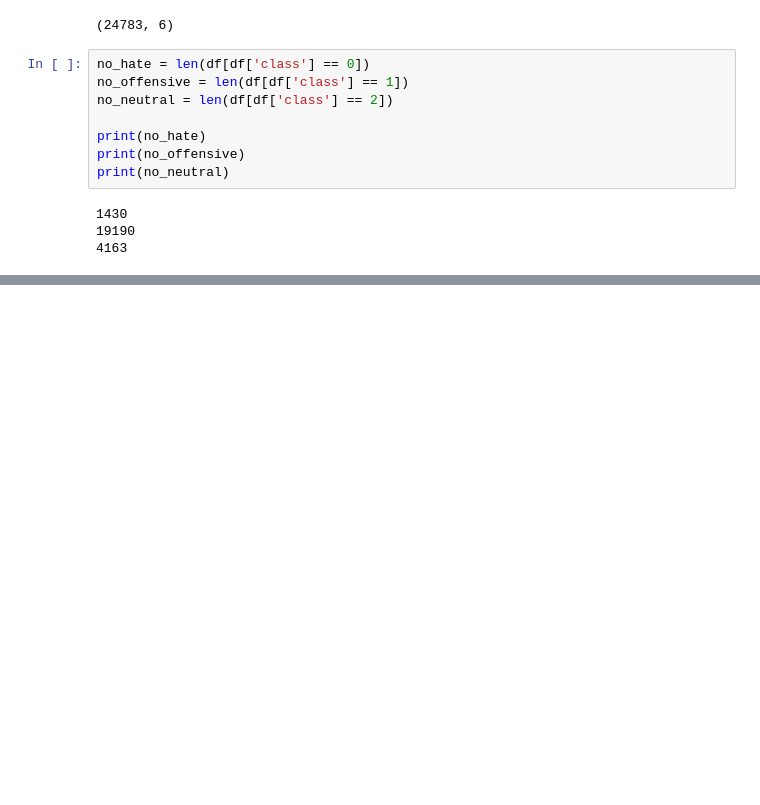
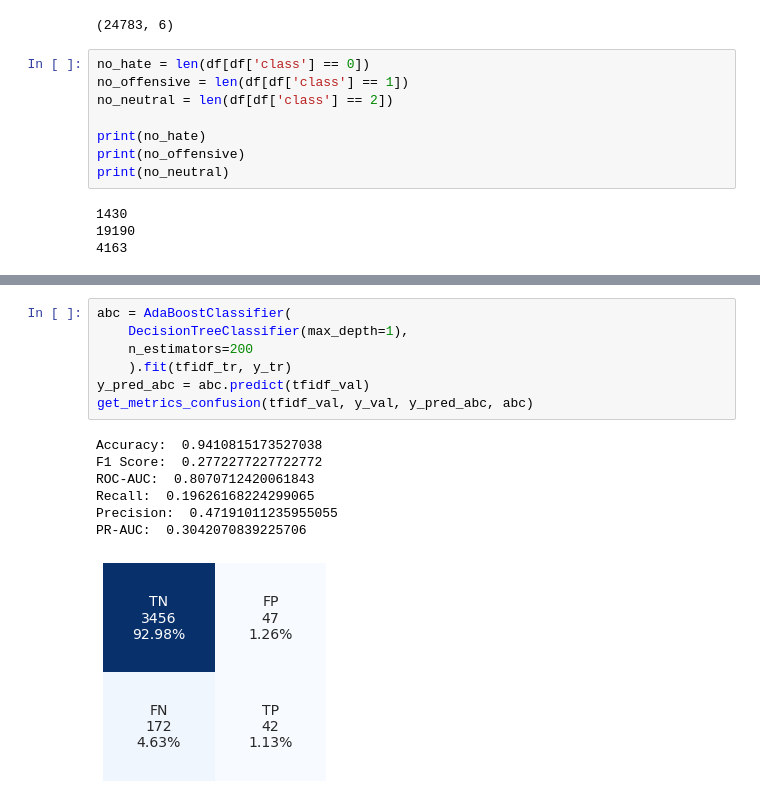
Before and after one commit to sairam2098/Twitter-Hate-Speech-Detection, a Jupyter notebook: Modelling.ipynb, the cells around one changed output, grey strips where cells are left out. Drawn from its saved outputs; the diff is of its cells as text; blank space fills up the shorter version.

```diff
--- a/Modelling.ipynb
+++ b/Modelling.ipynb
@@ -28,0 +448,15 @@ print(no_neutral)
+# %%
+abc = AdaBoostClassifier(
+    DecisionTreeClassifier(max_depth=1),
+    n_estimators=200
+    ).fit(tfidf_tr, y_tr)
+y_pred_abc = abc.predict(tfidf_val)
+get_metrics_confusion(tfidf_val, y_val, y_pred_abc, abc)
+# %% [output]
+Accuracy:  0.9410815173527038
+F1 Score:  0.2772277227722772
+ROC-AUC:  0.8070712420061843
+Recall:  0.19626168224299065
+Precision:  0.47191011235955055
+PR-AUC:  0.3042070839225706
+[figure, added]
```
Also changed, not shown: parts of 41 cells of this notebook, 4 other files.
